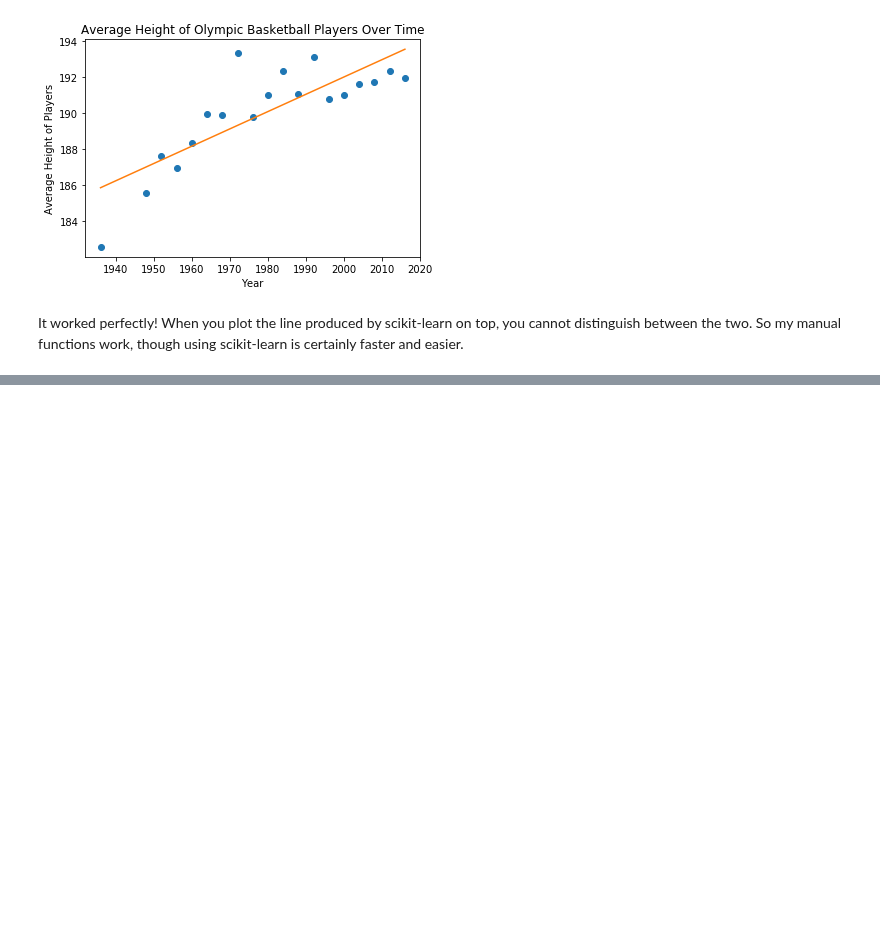
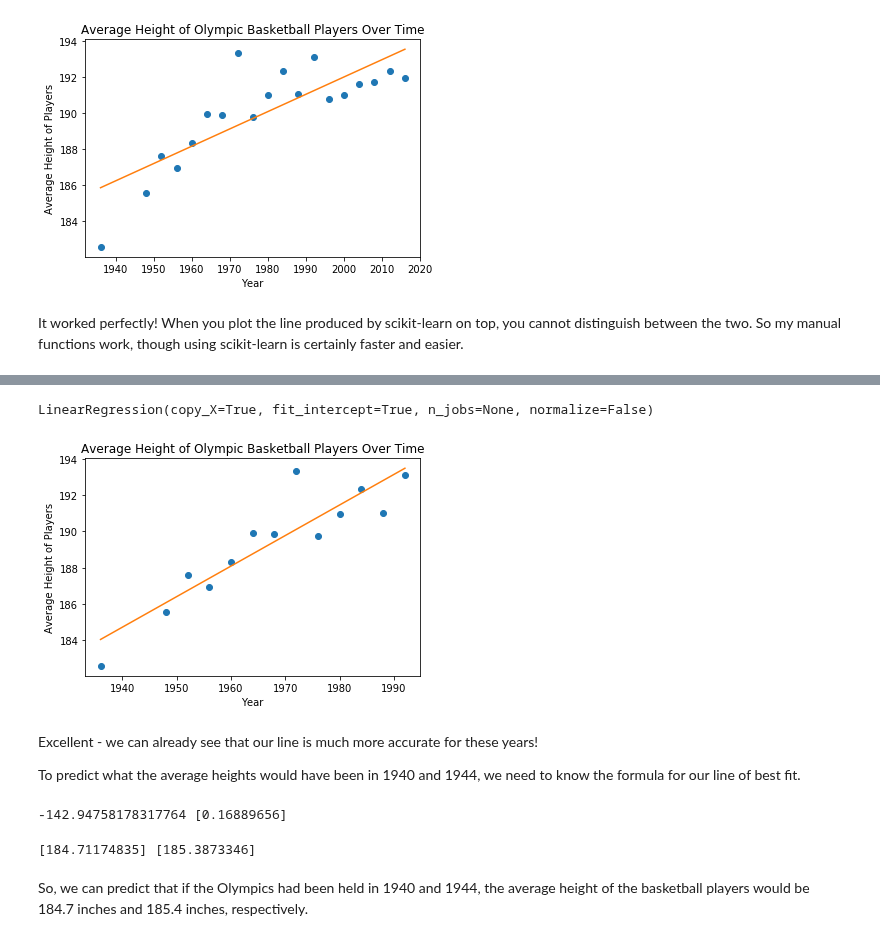
Before and after one commit to NWhite-7/Practice, a Jupyter notebook: machine_learning/linear_regression_practice.ipynb, the cells around one changed output, grey strips where cells are left out. Saved outputs shown, nothing was run; the diff lists cells and outputs as text; code cells hidden in the pictures; blank space fills up the shorter version.

Commit message:
Add prediction for 1940 and 1944

```diff
--- a/machine_learning/linear_regression_practice.ipynb
+++ b/machine_learning/linear_regression_practice.ipynb
@@ -188,0 +195,42 @@ It worked perfectly! When you plot the line produced by scikit-learn on top, you
+# %%
+basketball_historic = basketball[basketball.Year < 1995]
+# %%
+X_hist = basketball_historic['Year']
+X_hist = X_hist.values.reshape(-1, 1)
+y_hist = basketball_historic['Height']
+
+regr_hist = LinearRegression()
+regr_hist.fit(X_hist, y_hist)
+# %% [output]
+LinearRegression(copy_X=True, fit_intercept=True, n_jobs=None, normalize=False)
+# %%
+y_hist_predict = regr_hist.predict(X_hist)
+
+plt.plot(X_hist, y_hist, 'o')
+plt.xlabel('Year')
+plt.ylabel('Average Height of Players')
+plt.title('Average Height of Olympic Basketball Players Over Time')
+
+plt.plot(X_hist, y_hist_predict)
+
+plt.show()
+# %% [output]
+[figure, added]
+# %% [markdown]
+Excellent - we can already see that our line is much more accurate for these years!
+
+To predict what the average heights would have been in 1940 and 1944, we need to know the formula for our line of best fit.
+# %%
+print(regr_hist.intercept_, regr_hist.coef_)
+# %% [output]
+-142.94758178317764 [0.16889656]
+# %%
+height_1940 = regr_hist.coef_ * 1940 + regr_hist.intercept_
+
+height_1944 = regr_hist.coef_ * 1944 + regr_hist.intercept_
+
+print(height_1940, height_1944)
+# %% [output]
+[184.71174835] [185.3873346]
+# %% [markdown]
+So, we can predict that if the Olympics had been held in 1940 and 1944, the average height of the basketball players would be 184.7 inches and 185.4 inches, respectively.
```
Also changed, not shown: parts of 1 cell of this notebook.
